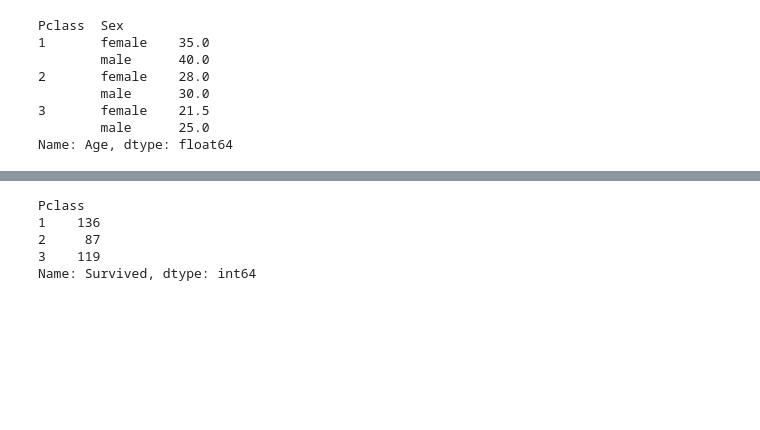
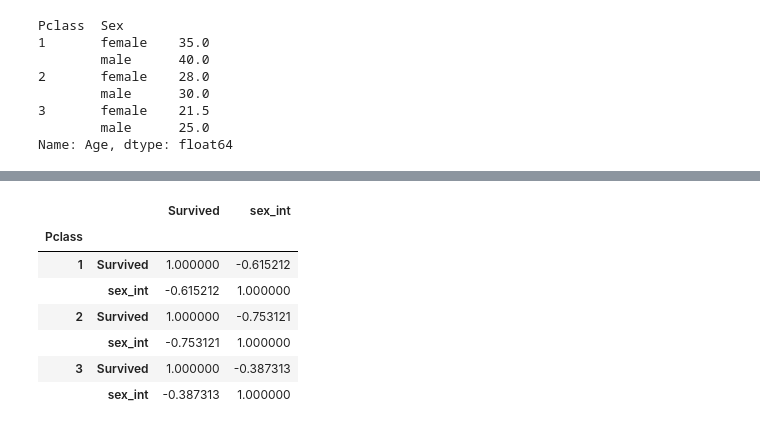
Before and after one commit to julia-kudinovich/data-analysis-p2-investigate-dataset, a Jupyter notebook: P2 Investigate a Dataset.ipynb, the cells around one changed output, grey strips where cells are left out. Saved outputs shown, nothing was run; the diff lists cells and outputs as text; code cells hidden in the pictures; blank space fills up the shorter version.

```diff
--- a/P2 Investigate a Dataset.ipynb
+++ b/P2 Investigate a Dataset.ipynb
@@ -96,9 +164,11 @@ Now, the data looks clean and we can proceed to analyzing it. First, I want to s
 # %%
-##Number of survivals by class
-titanic_df.groupby('Pclass')['Survived'].sum()
+ titanic_df.groupby('Pclass')[['Survived','sex_int']].corr()
 # %% [output]
-Pclass
-1    136
-2     87
-3    119
-Name: Survived, dtype: int64
+|  |  | Survived | sex_int |
+| Pclass |  |  |  |
+| 1 | Survived | 1.000000 | -0.615212 |
+|  | sex_int | -0.615212 | 1.000000 |
+| 2 | Survived | 1.000000 | -0.753121 |
+|  | sex_int | -0.753121 | 1.000000 |
+| 3 | Survived | 1.000000 | -0.387313 |
+|  | sex_int | -0.387313 | 1.000000 |
```
Also changed, not shown: parts of 15 cells of this notebook.
